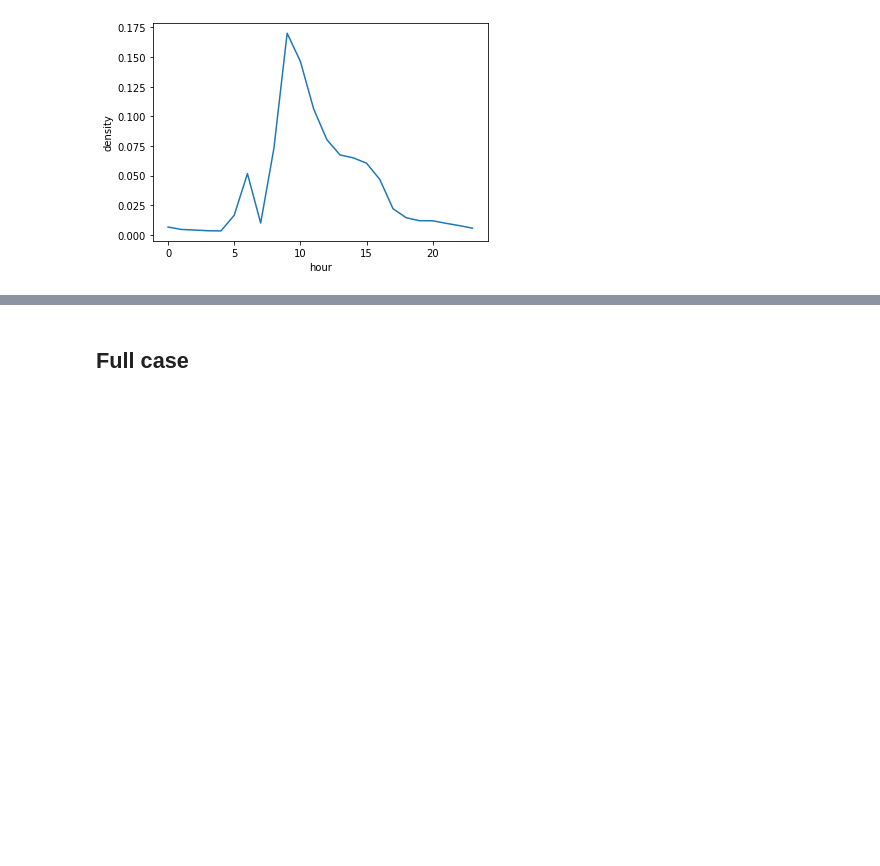
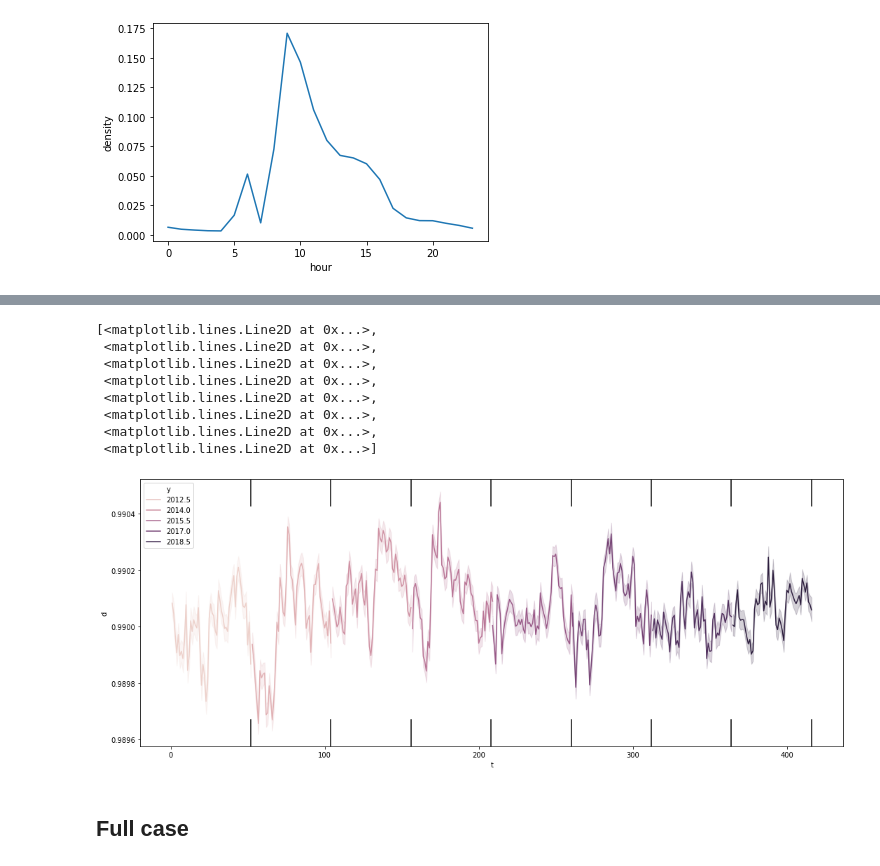
Before and after one commit to HJJoosse/celldyn_embedder, a Jupyter notebook: sandbox/exploration_of_celldyn_embeddings.ipynb, the cells around one changed output, grey strips where cells are left out. Saved outputs shown, nothing was run; the diff lists cells and outputs as text; code cells hidden in the pictures; blank space fills up the shorter version.

```diff
--- a/sandbox/exploration_of_celldyn_embeddings.ipynb
+++ b/sandbox/exploration_of_celldyn_embeddings.ipynb
@@ -12,6 +12,13 @@ from sklearn.compose import ColumnTransformer
 from sklearn.pipeline import Pipeline
 import os
 import gc
+# %%
+def sigmoid(x):
+    #return np.tanh(x)
+    return 1/(1+np.exp(-x))
+
+def sigmoid_log(x):
+    return sigmoid(np.log(x+1))
 # %%
 os.chdir("Z:/lab_research/RES-Folder-UPOD/Celldynclustering")
 # %%
@@ -78,3 +96,26 @@ plt.close()
+# %%
+fig, ax = plt.subplots(figsize=(18,7))
+plot_years = [2012, 2013, 2014, 2015, 2016, 2017, 2018, 2019]
+ds = sel.loc[sel.year.isin(plot_years), 'c_b_Lamn']
+ts = sel.loc[sel.year.isin(plot_years),'week_of_year']
+ys = sel.loc[sel.year.isin(plot_years),'year']
+
+min_year = min(plot_years)
+ts = ts+(ys-min_year)*52
+
+sns.lineplot(data=pd.DataFrame({'t': ts, 'd': sigmoid_log(ds), 'y': ys}), x='t', y='d', hue='y', ax=ax)
+[ax.axvline((year-min_year+1)*52, ymax=0.1, color='black') for year in plot_years]
+[ax.axvline((year-min_year+1)*52, ymin=0.9, color='black') for year in plot_years]
+# %% [output]
+[<matplotlib.lines.Line2D at 0x...>,
+ <matplotlib.lines.Line2D at 0x...>,
+ <matplotlib.lines.Line2D at 0x...>,
+ <matplotlib.lines.Line2D at 0x...>,
+ <matplotlib.lines.Line2D at 0x...>,
+ <matplotlib.lines.Line2D at 0x...>,
+ <matplotlib.lines.Line2D at 0x...>,
+ <matplotlib.lines.Line2D at 0x...>]
+[figure, added]
 # %% [markdown]
 ## Full case
 # %% [markdown]
```
Also changed, not shown: parts of 4 cells of this notebook, 1 other file.
